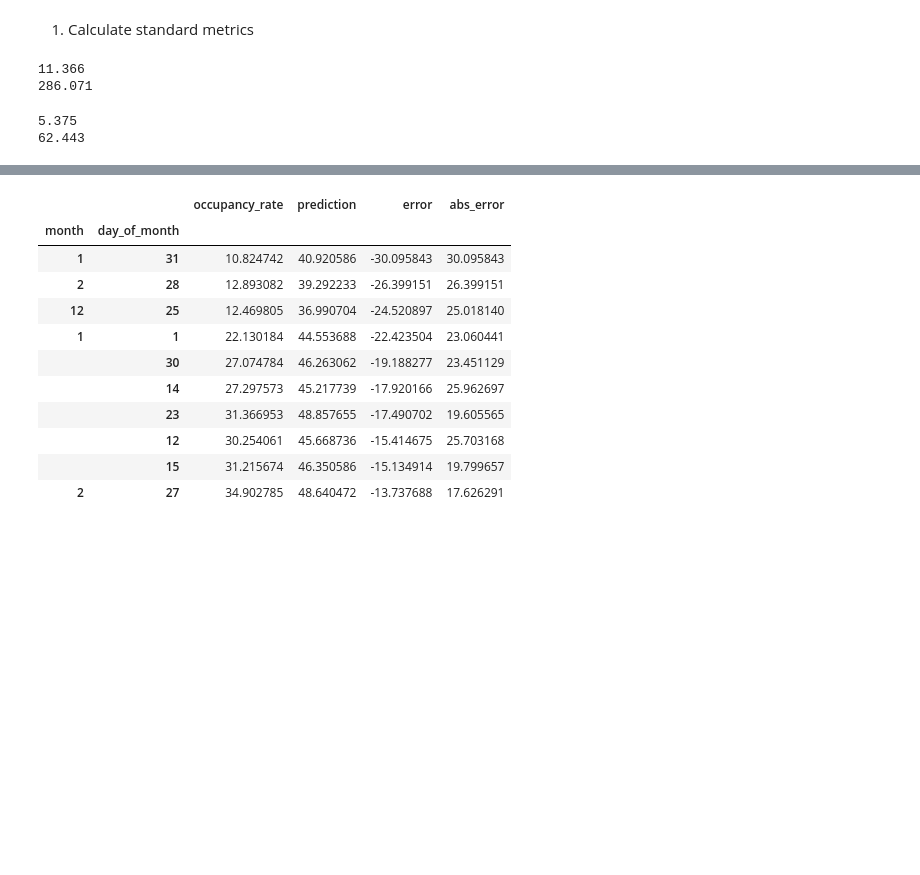
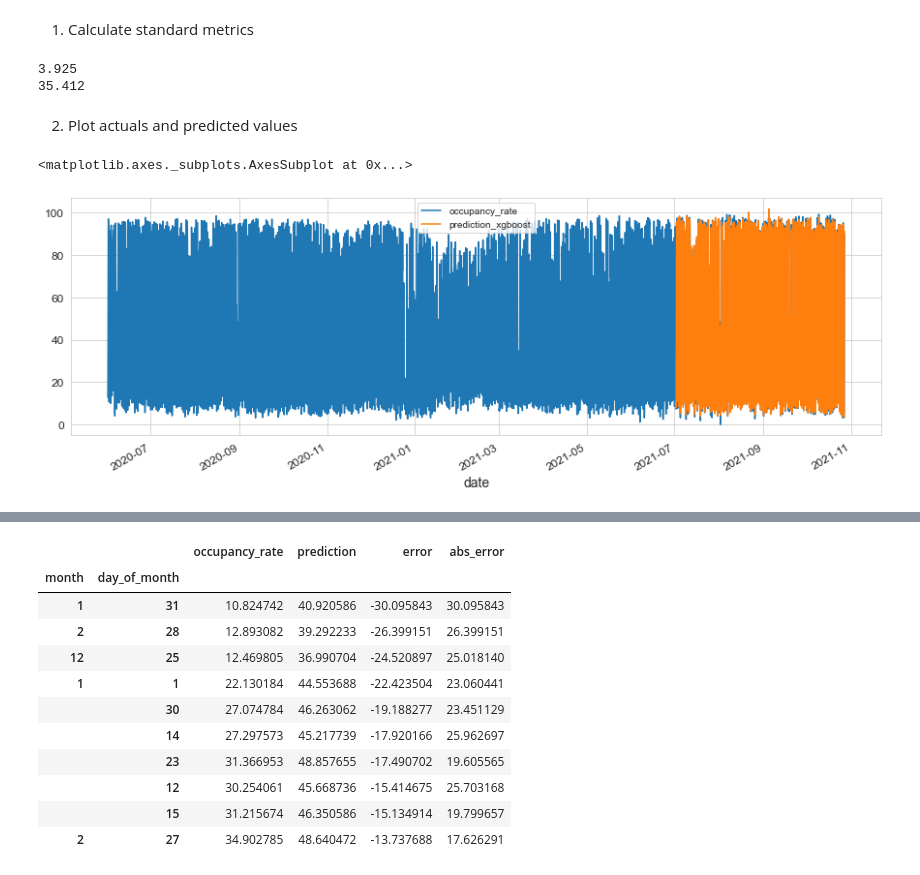
Before and after one commit to christopherkindl/start-hack-2021, a Jupyter notebook: 01_ml/time_series_model.ipynb, the cells around one changed output, grey strips where cells are left out. Saved outputs shown, nothing was run; the diff lists cells and outputs as text; code cells hidden in the pictures; blank space fills up the shorter version.

```diff
--- a/01_ml/time_series_model.ipynb
+++ b/01_ml/time_series_model.ipynb
@@ -868,18 +809,17 @@ plt.savefig('/Users/christopherkindl/working/start-hack-2021/05_visualisations_o
 # %%
 # compute average MAE and MSE
 # date_filter = 600
+model = 'prediction_xgboost'
 
-print(round(mean_absolute_error(y_true=df_test['occupancy_rate'], y_pred=df_test['prediction']), 3))
-print(round(mean_squared_error(y_true=df_test['occupancy_rate'], y_pred=df_test['prediction']), 3))
+print(round(mean_absolute_error(y_true=df_test['occupancy_rate'], y_pred=df_test[model]), 3))
+print(round(mean_squared_error(y_true=df_test['occupancy_rate'], y_pred=df_test[model]), 3))
 # %% [output]
-11.366
-286.071
+3.925
+35.412
-# %%
-# compute average MAE and MSE
-date_filter = 600
-
-print(round(mean_absolute_error(y_true=df_test['occupancy_rate'][:date_filter], y_pred=df_test['prediction'][:date_filter]), 3))
-print(round(mean_squared_error(y_true=df_test['occupancy_rate'][:date_filter], y_pred=df_test['prediction'][:date_filter]), 3))
-# %% [output]
-5.375
-62.443
+# %% [markdown]
+2) Plot actuals and predicted values
+# %%
+df_all[['occupancy_rate', model]].plot(figsize=(15, 5))
+# %% [output]
+<matplotlib.axes._subplots.AxesSubplot at 0x...>
+[figure, added]
```
Also changed, not shown: parts of 50 cells of this notebook, 7 other files.
